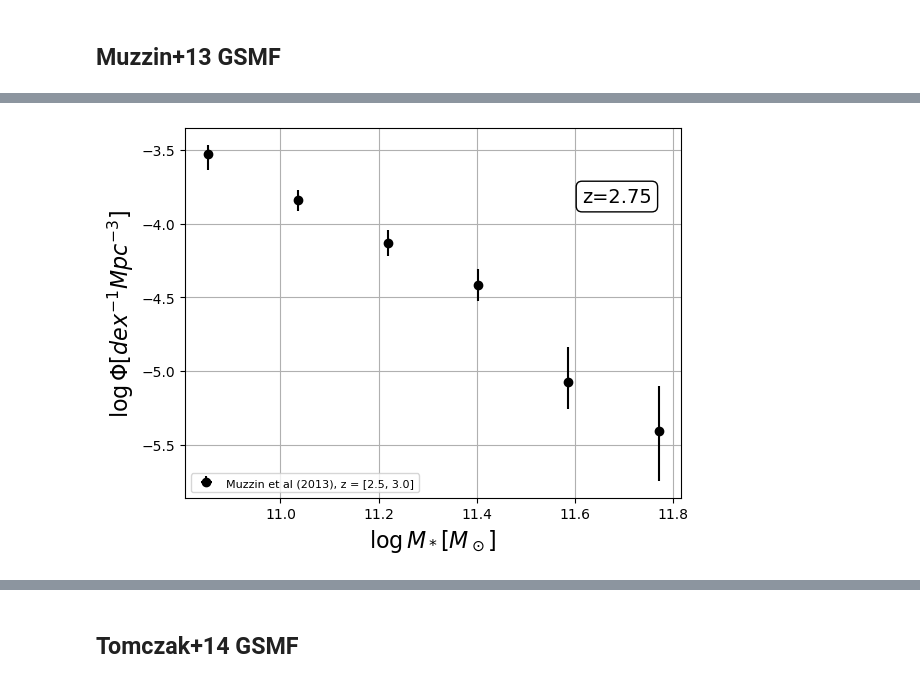
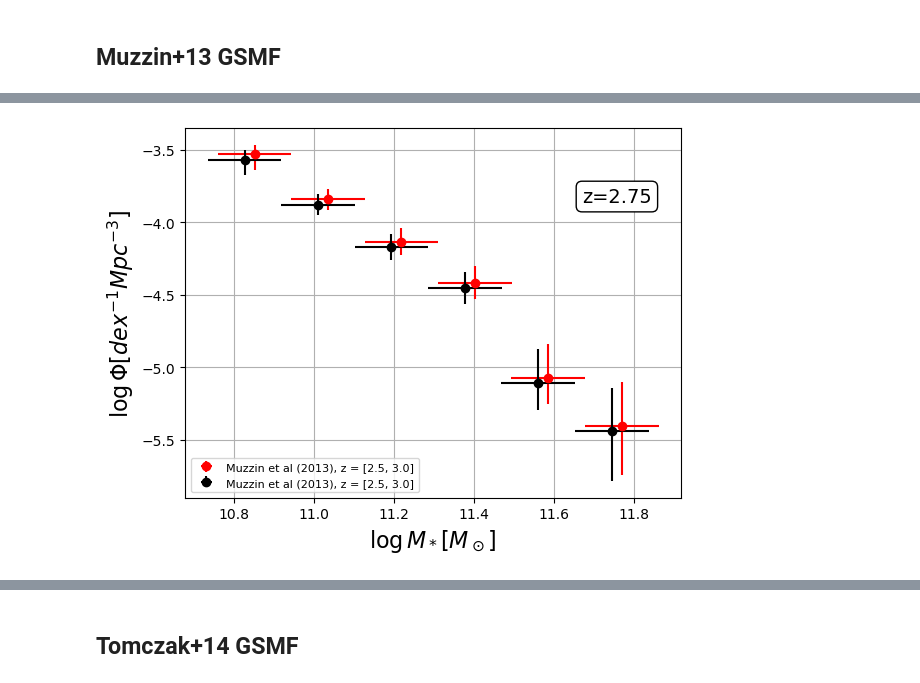
Before and after one commit to rennehan/swiftcalibration, a Jupyter notebook: scripts/gen_obs_data.ipynb, the cells around one changed output, grey strips where cells are left out. Cells and saved outputs as stored; diff of their text form; code cells hidden in the pictures.

```diff
--- a/scripts/gen_obs_data.ipynb
+++ b/scripts/gen_obs_data.ipynb
@@ -47,14 +59,0 @@ save_data['gsmf']['baldry12'] = {
-# %%
-smf = SMF(save_data['gsmf']['baldry12']['z'], name='BalSMF')
-
-save_data['gsmf']['baldry12']['observables']['log_data'] = {
-    'x':smf.x * unyt.Solar_Mass,
-    'xerr':np.zeros(len(smf.x)) * unyt.Solar_Mass,
-    'y':smf.y * unyt.Mpc**(-3),
-    'yerr':smf.yerr * unyt.Mpc**(-3),
-    'x_label':'log(Mstar)',
-    'y_label':'log(Phi)',
-    'plot_as':'points',
-    'name':'GSMF from GAMA',
-    'comment':f'Assuming Chabrier (2003) IMF. h-corrected for SWIFT using cosmology: %s.' % save_data['gsmf']['baldry12']['cosmology'].name,
-}
@@ -128,14 +197,32 @@ plt.show()
 # %% [markdown]
 ## Muzzin+13 GSMF
 # %%
-z_muzzin13 = [[0.2, 0.5], [0.5,1.0], [1.0,1.5], [1.5,2.0], [2.0,2.5], [2.5,3.0], [3.0,4.0]]
+# z_lim_muzzin13 = [[0.2, 0.5], [0.5,1.0], [1.0,1.5], [1.5,2.0], [2.0,2.5], [2.5,3.0], [3.0,4.0]]
+z_lim_muzzin13 = np.array([0.2, 0.5, 1.0, 1.5, 2.0, 2.5, 3.0, 4.0])
+z_muzzin13 = (z_lim_muzzin13[:-1] + z_lim_muzzin13[1:])/2.
 dir_muzzin13 = '/home/b/babul/aspadawe/scripts/rennehan/Observation_Romeel/Muzzin13'
 
-for z_bounds_ in z_muzzin13:
-    print(z_)
-    z_ = (z_bounds_[0]+z_bounds_[1])/2.
+cosmology = FlatLambdaCDM(name=r'Flat $\Lambda$CDM', H0=70 * u.km / u.s / u.Mpc, Om0=0.3)
+h = cosmology.h
+h70 = h * 100 / 70
 
-    save_data['gsmf']['muzzin13_z'+str(z_)] = {
+x_units = unyt.Solar_Mass
+y_units = unyt.Mpc**(-3)
+
+x_label = r'$\log(M_{\star}\,/\,%s)$' % x_units.units.latex_representation()
+y_label = r'$\log(\Phi=dn/dlogM_\star\,[\,\mathrm{dex}^{-1}\,\mathrm{cMpc}^{-3}])$'
+
+# for z_bounds_ in z_muzzin13:
+for zz_ in range(len(z_muzzin13)):
+#     print(z_bounds_)
+#     z_ = (z_bounds_[0]+z_bounds_[1])/2.
+    z_ = z_muzzin13[zz_]
+    z_bounds_ = [z_lim_muzzin13[zz_], z_lim_muzzin13[zz_+1]]
+
+    name = 'muzzin13_z'+str(z_bounds_)
+    print(name)
+
+    save_data['gsmf'][name] = {
         'observables':{},
         'output_directory':'/home/b/babul/aspadawe/data/observations/gsmf',
         'output_folder':'Muzzin+13',
@@ -143,43 +230,75 @@ for z_bounds_ in z_muzzin13:
         'z_lo':z_bounds_[0],
         'z_hi':z_bounds_[1],
         'citation':'Muzzin et al (2013), z = %s' % z_bounds_,
-        'bibcode':'',
-        'cosmology':FlatLambdaCDM(name=r'Flat $\Lambda$CDM', H0=68 * u.km / u.s / u.Mpc, Om0=0.3),
+        'bibcode':'10.1088/0004-637X/777/1/18',
     }
 
     file_ = os.path.join(dir_muzzin13, 'mf_z'+str(z_bounds_[0])+'_'+str(z_bounds_[1])+'.dat')
     print(file_)
     logx, logx_err, logy, logy_err_hi, logy_err_lo = np.genfromtxt(file_, usecols=(0,1,2,3,4), unpack=True)
 
+    logx *= x_units
+    logx_err *= x_units
+    logy *= y_units
+    logy_err_hi *= y_units
+    logy_err_lo *= y_units
+
+    # h- and IMF-correct to simulation
+    logx_corr = (logx.value - 0.05 + 2*np.log10(h) - 2*np.log10(h_sim)) * x_units
+    logx_err_corr = logx_err
+
+    logy_corr = (logy.value - 3*np.log10(h) + 3*np.log10(h_sim)) * y_units
+    logy_err_hi_corr = logy_err_hi  # doesn't change
+    logy_err_lo_corr = logy_err_lo  # doesn't change
+
 
 #     smf = SMF(save_data['gsmf']['muzzin13_z'+str(z_)]['z'], name='TomSMF')
 #     print(smf.name)
 #     print(smf.z)
 
-    save_data['gsmf']['muzzin13_z'+str(z_)]['observables']['log_data'] = {
-        'x':logx * unyt.Solar_Mass,
-        'xerr':np.zeros(len(logx)) * unyt.Solar_Mass,
-        'y':logy * unyt.Mpc**(-3),
-        'yerr':[logy_err_lo, logy_err_hi] * unyt.Mpc**(-3),
-        'x_label':'log(Mstar)',
-        'y_label':'log(Phi)',
+    save_data['gsmf'][name]['observables']['log_data'] = {
+        'x':logx,
+        'xerr':logx_err,
+        'y':logy,
+        'yerr':[logy_err_lo.value, logy_err_hi.value] * y_units,
+        'x_label':x_label,
+        'y_label':y_label,
         'plot_as':'points',
         'name':'GSMF fromm Muzzin+13',
-        'comment':f'Assuming Chabrier (2003) IMF?. h-corrected for SWIFT using cosmology: %s.' % save_data['gsmf']['muzzin13_z'+str(z_)]['cosmology'].name,
+        'cosmology':cosmology,
+        'comment':f'Converted Kroupa (2001) to Chabrier (2003) IMF. Original cosmology.',
+    }
+
+    save_data['gsmf'][name]['observables']['log_data_corrected'] = {
+        'x':logx_corr,
+        'xerr':logx_err_corr,
+        'y':logy_corr,
+        'yerr':[logy_err_lo_corr.value, logy_err_hi_corr.value] * y_units,
+        'x_label':x_label,
+        'y_label':y_label,
+        'plot_as':'points',
+        'name':'GSMF fromm Muzzin+13',
+        'cosmology':cosmology_sim,
+        'comment':f'Converted Kroupa (2001) to Chabrier (2003) IMF. h-corrected for SWIFT.',
     }
 
 
 
 
     # Plot
-    name = 'muzzin13_z'+str(z_)
 
-    save_data['gsmf'][name]['observables']['log_data']
+#     save_data['gsmf'][name]['observables']['log_data']
 
     plt.errorbar(save_data['gsmf'][name]['observables']['log_data']['x'],
                  save_data['gsmf'][name]['observables']['log_data']['y'],
                  xerr=save_data['gsmf'][name]['observables']['log_data']['xerr'],
                  yerr=save_data['gsmf'][name]['observables']['log_data']['yerr'],
+                 fmt='o', label=save_data['gsmf'][name]['citation'], zorder=100, color='r')
+
+    plt.errorbar(save_data['gsmf'][name]['observables']['log_data_corrected']['x'],
+                 save_data['gsmf'][name]['observables']['log_data_corrected']['y'],
+                 xerr=save_data['gsmf'][name]['observables']['log_data_corrected']['xerr'],
+                 yerr=save_data['gsmf'][name]['observables']['log_data_corrected']['yerr'],
                  fmt='o', label=save_data['gsmf'][name]['citation'], zorder=100, color='k')
 
 
@@ -217,2 +336,2 @@ for z_bounds_ in z_muzzin13:
 /home/b/babul/aspadawe/scripts/rennehan/Observation_Romeel/Muzzin13/mf_z2.5_3.0.dat
-[figure, old version]
+[figure, new version]
```
Also changed, not shown: parts of 61 cells of this notebook, 13 other files.
